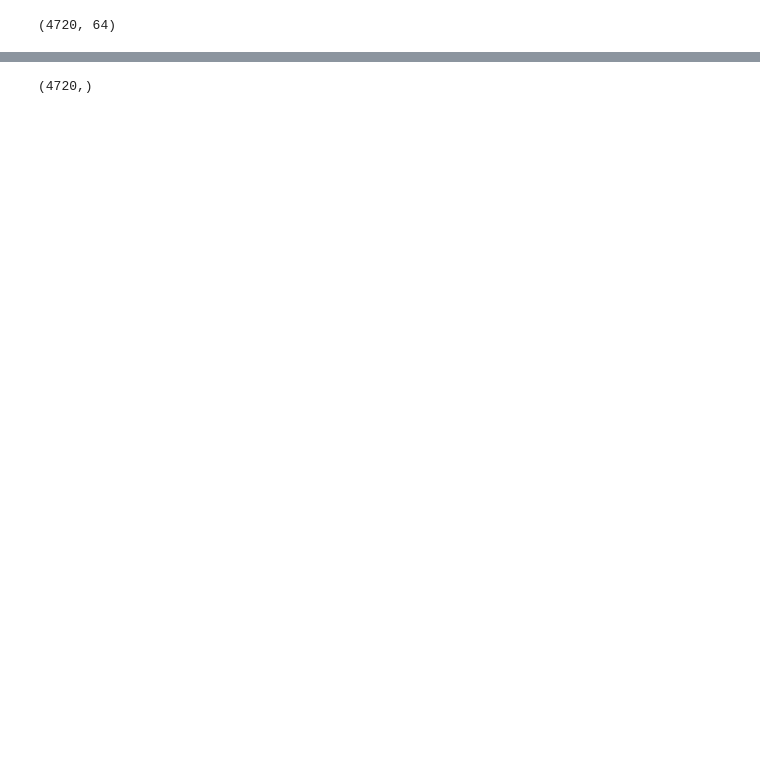
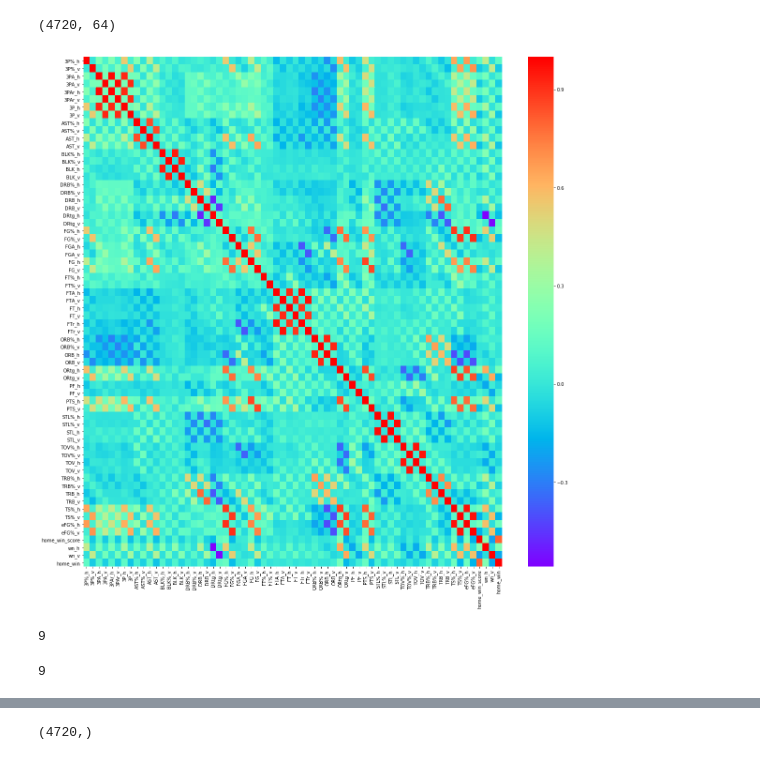
Before and after one commit to sobyl/NBA_Prediction, a Jupyter notebook: final.ipynb, the cells around one changed output, grey strips where cells are left out. Drawn from its saved outputs; the diff is of its cells as text; code cells hidden in the pictures; blank space fills up the shorter version.

```diff
--- a/final.ipynb
+++ b/final.ipynb
@@ -456,3 +457,12 @@ predic_win.head(10)
 | 8 | 0.3376 | 0.3363 | 14.9 | 24.8 | 0.1782 | 0.3067 | 5.2 | 8.4 | 65.98 | 64.53 | ... | ... |
 | 9 | 0.3293 | 0.3903 | 25.3 | 21.4 | 0.3071 | 0.2598 | 8.4 | 8.4 | 61.82 | 52.24 | ... | ... |
 10 rows × 67 columns
+# %%
+nba_df = predic_win.copy()
+# %%
+def trans(score):
+    if score > 0:
+        return 1
+    else: return 0
+nba_df['home_win'] = nba_df.home_win_score.map(trans)
+nba_df.head(10)
@@ -462,2 +485,26 @@ X.shape
 # %% [output]
 (4720, 64)
+# %%
+import seaborn as sns
+corr = nba_df.corr()
+plt.figure(figsize = (20,20))
+sns.heatmap(corr, annot=False, cmap=plt.cm.rainbow)
+plt.show()
+# %% [output]
+[figure, added]
+# %%
+# get corr greater than 0.3 with wn home
+selected_feat_home = abs(corr['wn_h'])>0.4
+home_feature_df = selected_feat_home[selected_feat_home==True].to_frame()
+home_feature_list = list(home_feature_df.index)
+len(home_feature_list)
+# %% [output]
+9
+# %%
+# get corr greater than 0.3 with wn vistor
+selected_feat_vis = abs(corr['wn_v'])>0.4
+vis_feature_df = selected_feat_vis[selected_feat_vis==True].to_frame()
+vis_feature_list = list(vis_feature_df.index)
+len(vis_feature_list)
+# %% [output]
+9
```
Also changed, not shown: parts of 23 cells of this notebook.
